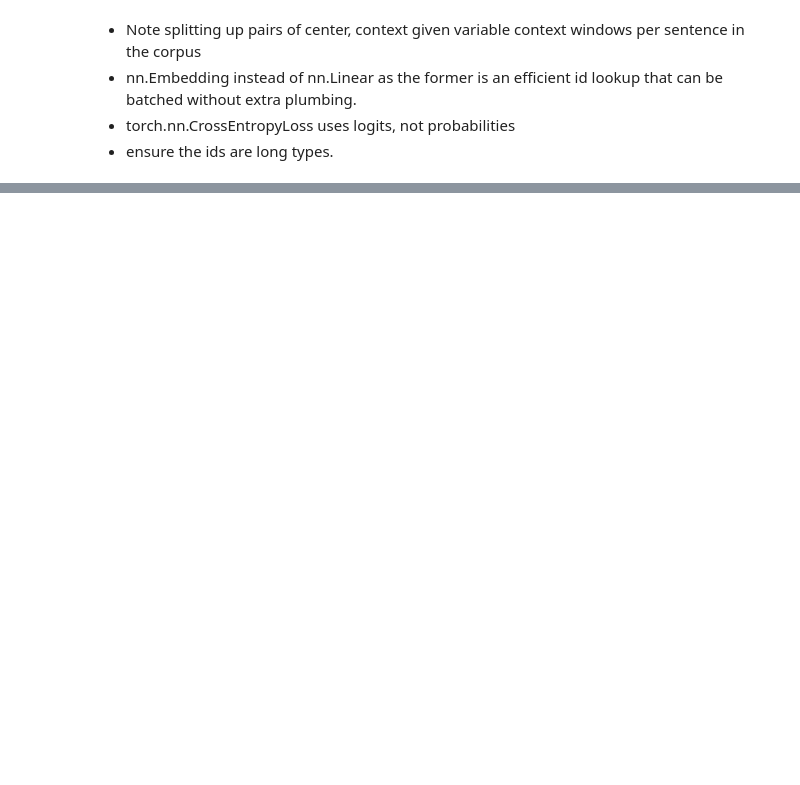
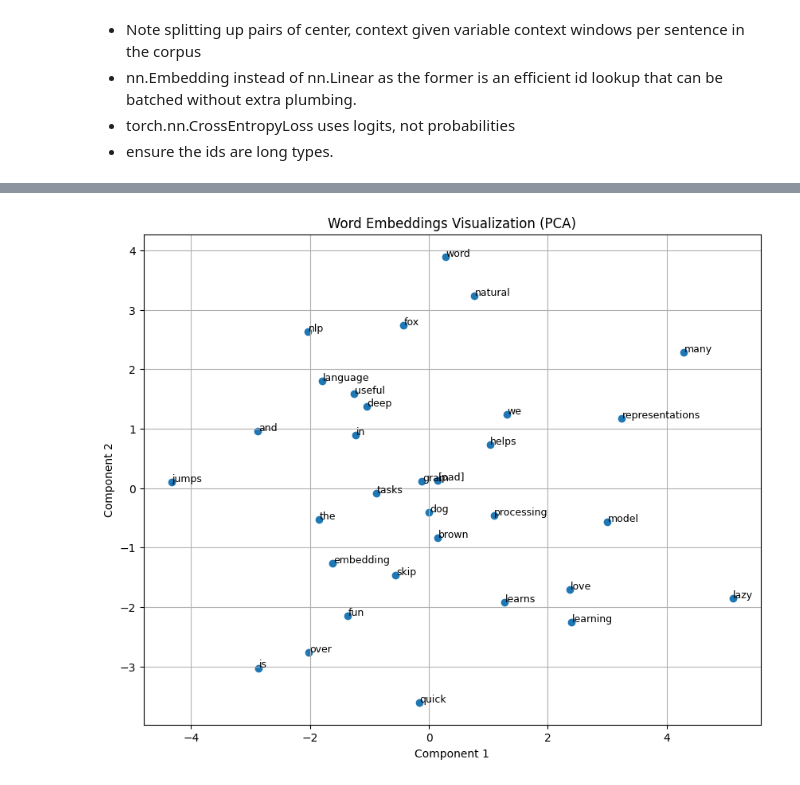
Before and after one commit to dchou1618/python-examples, a Jupyter notebook: LLMs/learn_embeddings.ipynb, the cells around one changed output, grey strips where cells are left out. Drawn from its saved outputs; the diff is of its cells as text; code cells hidden in the pictures; blank space fills up the shorter version.

```diff
--- a/LLMs/learn_embeddings.ipynb
+++ b/LLMs/learn_embeddings.ipynb
@@ -191,0 +231,7 @@ visualize_embeddings(emb_layer, processor)
+# %%
+cbow_emb_layer = train(emb_model_cls=ContinuousBOW,
+                  epochs=15,
+                  batch_size=15,
+                  learning_rate=0.01,
+                  processor=cbow_processor,
+                  pad_idx=0)
@@ -191,0 +254,4 @@ visualize_embeddings(emb_layer, processor)
+# %%
+visualize_embeddings(cbow_emb_layer, cbow_processor)
+# %% [output]
+[figure, added]
```
Also changed, not shown: parts of 15 cells of this notebook.
